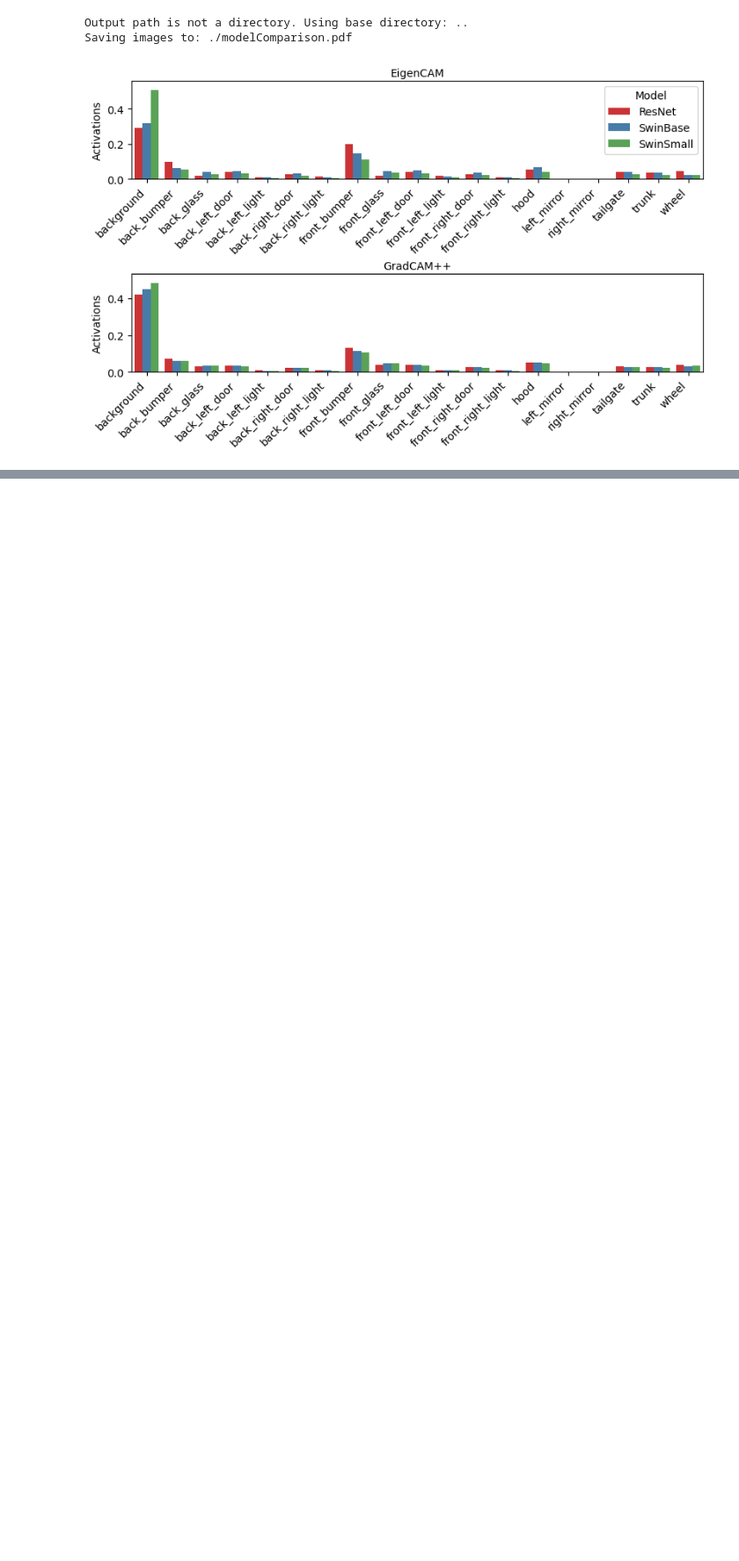
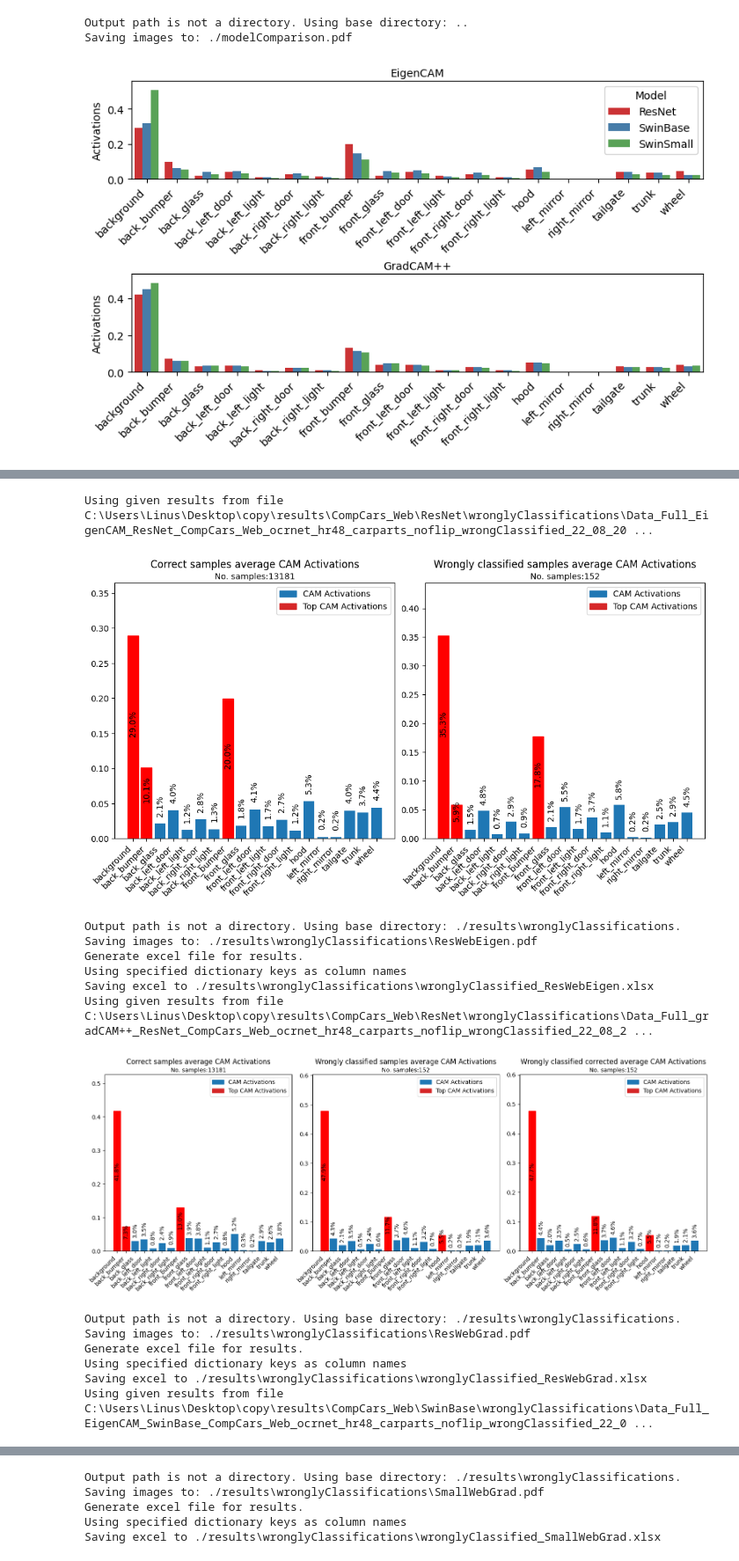
Before and after one commit to L1nusB/XAI-Vehicle-Classification, a Jupyter notebook: notebooks/ResultPlots.ipynb, the cells around one changed output, grey strips where cells are left out. Shown at 88% size. Cells and saved outputs as stored; diff of their text form; code cells hidden in the pictures; blank space fills up the shorter version.

```diff
--- a/notebooks/ResultPlots.ipynb
+++ b/notebooks/ResultPlots.ipynb
@@ -299,0 +221,38 @@ Name: PercActivationsStd, dtype: float64
+# %%
+generate_statistics.generate_statistics_missclassified(results_file=r'C:\Users\Linus\Desktop\copy\results\CompCars_Web\ResNet\wronglyClassifications\Data_Full_EigenCAM_ResNet_CompCars_Web_ocrnet_hr48_carparts_noflip_wrongClassified_22_08_2022.xlsx',
+                                                      saveFigureFormat='.pdf', filename='ResWebEigen', plotFinalCompare=False,plotCorrected=False,
+                                                      numSamples=13333, num_samples_correct=13181, num_samples_incorrect=152)
+generate_statistics.generate_statistics_missclassified(results_file=r'C:\Users\Linus\Desktop\copy\results\CompCars_Web\ResNet\wronglyClassifications\Data_Full_gradCAM++_ResNet_CompCars_Web_ocrnet_hr48_carparts_noflip_wrongClassified_22_08_2022.xlsx',
+                                                      saveFigureFormat='.pdf', filename='ResWebGrad', plotFinalCompare=False,
+                                                      numSamples=13333, num_samples_correct=13181, num_samples_incorrect=152)
+
+
+generate_statistics.generate_statistics_missclassified(results_file=r'C:\Users\Linus\Desktop\copy\results\CompCars_Web\SwinBase\wronglyClassifications\Data_Full_EigenCAM_SwinBase_CompCars_Web_ocrnet_hr48_carparts_noflip_wrongClassified_22_08_2022.xlsx',
+                                                      saveFigureFormat='.pdf', filename='BaseWebEigen', plotFinalCompare=False,plotCorrected=False,
+                                                      numSamples=13333, num_samples_correct=13043, num_samples_incorrect=290)
+generate_statistics.generate_statistics_missclassified(results_file=r'C:\Users\Linus\Desktop\copy\results\CompCars_Web\SwinBase\wronglyClassifications\Data_Full_gradCAM++_SwinBase_CompCars_Web_ocrnet_hr48_carparts_noflip_wrongClassified_22_08_2022.xlsx',
+                                                      saveFigureFormat='.pdf', filename='BaseWebGrad', plotFinalCompare=False,
+                                                      numSamples=13333, num_samples_correct=13043, num_samples_incorrect=290)
+
+generate_statistics.generate_statistics_missclassified(results_file=r'C:\Users\Linus\Desktop\copy\results\CompCars_Web\SwinSmall\wronglyClassifications\Data_Full_EigenCAM_SwinSmall_CompCars_Web_ocrnet_hr48_carparts_noflip_wrongClassified_22_08_2022.xlsx',
+                                                      saveFigureFormat='.pdf', filename='SmallWebEigen', plotFinalCompare=False,plotCorrected=False,
+                                                      numSamples=13333, num_samples_correct=13127, num_samples_incorrect=206)
+generate_statistics.generate_statistics_missclassified(results_file=r'C:\Users\Linus\Desktop\copy\results\CompCars_Web\SwinSmall\wronglyClassifications\Data_Full_gradCAM++_SwinSmall_CompCars_Web_ocrnet_hr48_carparts_noflip_wrongClassified_22_08_2022.xlsx',
+                                                      saveFigureFormat='.pdf', filename='SmallWebGrad', plotFinalCompare=False,
+                                                      numSamples=13333, num_samples_correct=13127, num_samples_incorrect=206)
+# %% [output]
+Using given results from file C:\Users\Linus\Desktop\copy\results\CompCars_Web\ResNet\wronglyClassifications\Data_Full_EigenCAM_ResNet_CompCars_Web_ocrnet_hr48_carparts_noflip_wrongClassified_22_08_20 ...
+[figure, added]
+Output path is not a directory. Using base directory: ./results\wronglyClassifications.
+Saving images to: ./results\wronglyClassifications\ResWebEigen.pdf
+Generate excel file for results.
+Using specified dictionary keys as column names
+Saving excel to ./results\wronglyClassifications\wronglyClassified_ResWebEigen.xlsx
+Using given results from file C:\Users\Linus\Desktop\copy\results\CompCars_Web\ResNet\wronglyClassifications\Data_Full_gradCAM++_ResNet_CompCars_Web_ocrnet_hr48_carparts_noflip_wrongClassified_22_08_2 ...
+[figure, added]
+Output path is not a directory. Using base directory: ./results\wronglyClassifications.
+Saving images to: ./results\wronglyClassifications\ResWebGrad.pdf
+Generate excel file for results.
+Using specified dictionary keys as column names
+Saving excel to ./results\wronglyClassifications\wronglyClassified_ResWebGrad.xlsx
+Using given results from file C:\Users\Linus\Desktop\copy\results\CompCars_Web\SwinBase\wronglyClassifications\Data_Full_EigenCAM_SwinBase_CompCars_Web_ocrnet_hr48_carparts_noflip_wrongClassified_22_0 ...
@@ -299,0 +281,5 @@ Name: PercActivationsStd, dtype: float64
+Output path is not a directory. Using base directory: ./results\wronglyClassifications.
+Saving images to: ./results\wronglyClassifications\SmallWebGrad.pdf
+Generate excel file for results.
+Using specified dictionary keys as column names
+Saving excel to ./results\wronglyClassifications\wronglyClassified_SmallWebGrad.xlsx
```
Also changed, not shown: parts of 16 cells of this notebook, 3 other files.
